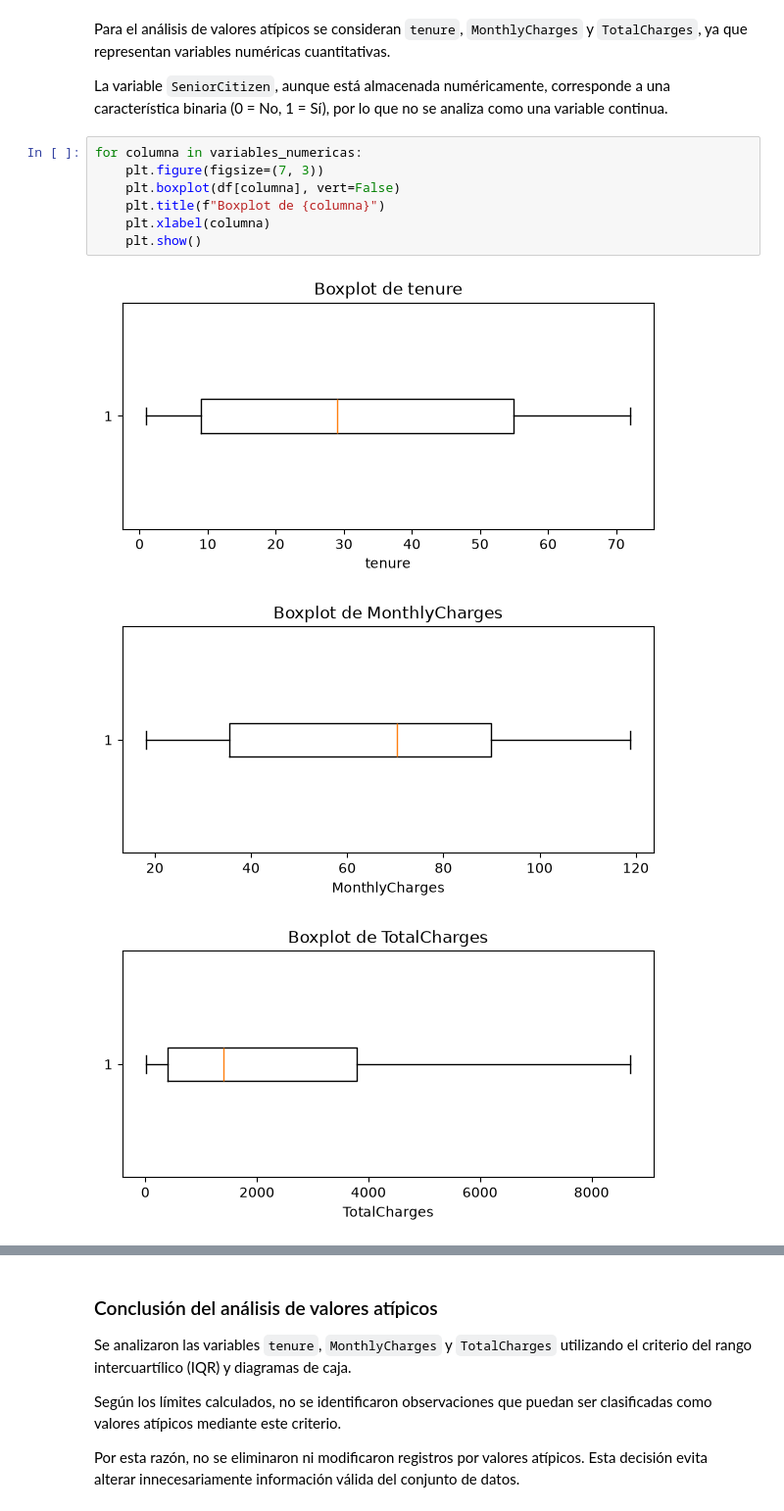
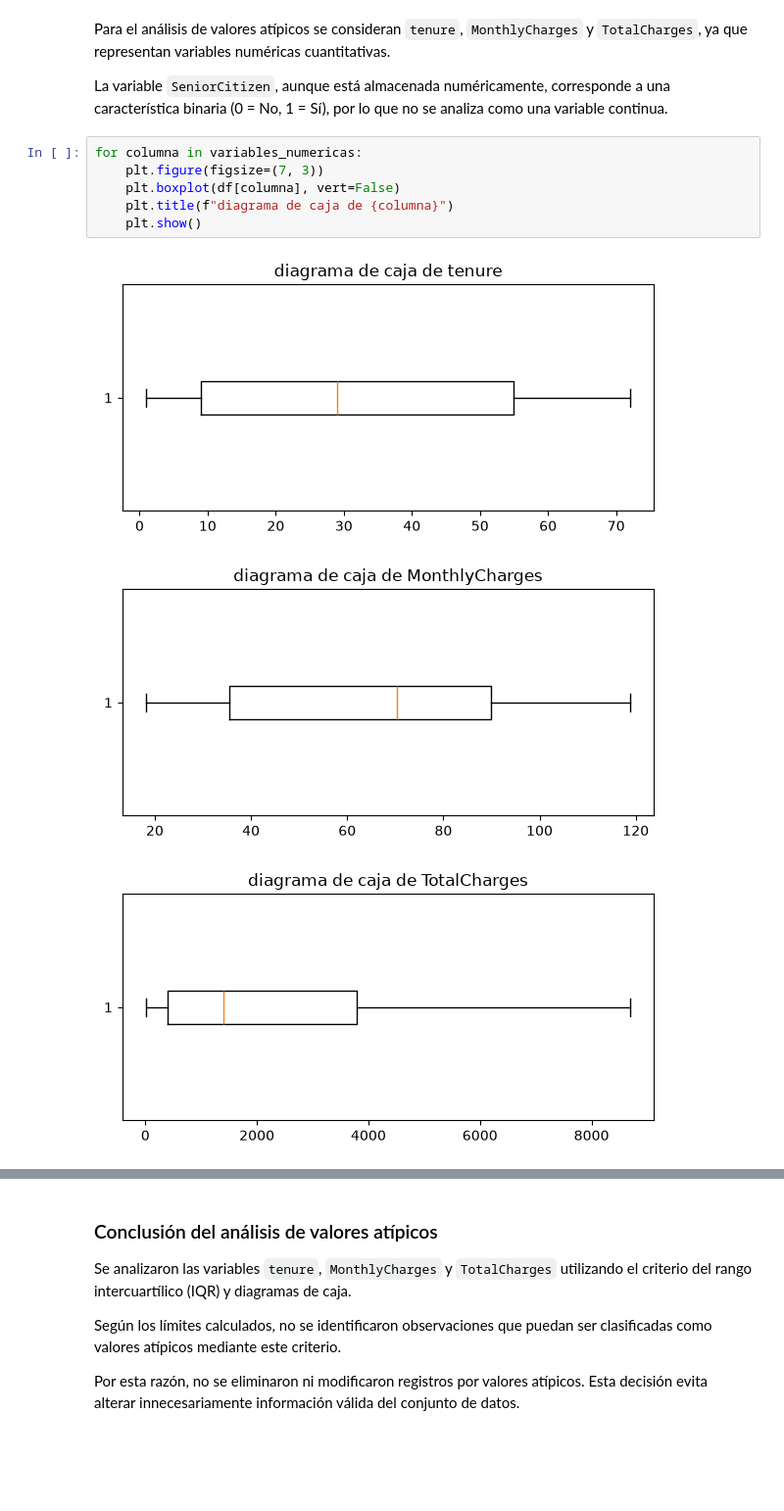
Before and after one commit to markitox777/Ev-Telco, a Jupyter notebook: modelo.ipynb, the cells around one changed output, grey strips where cells are left out. Shown at 98% size. Cells and saved outputs as stored; diff of their text form; blank space fills up the shorter version.

```diff
--- a/modelo.ipynb
+++ b/modelo.ipynb
@@ -190,14 +190,13 @@ La variable `SeniorCitizen`, aunque está almacenada numéricamente, corresponde
 # %%
 for columna in variables_numericas:
     plt.figure(figsize=(7, 3))
     plt.boxplot(df[columna], vert=False)
-    plt.title(f"Boxplot de {columna}")
-    plt.xlabel(columna)
+    plt.title(f"diagrama de caja de {columna}")
     plt.show()
 # %% [output]
-[figure, old version]
+[figure, new version]
-[figure, old version]
+[figure, new version]
-[figure, old version]
+[figure, new version]
 # %%
 for columna in variables_numericas:
     Q1 = df[columna].quantile(0.25)
```
Also changed, not shown: parts of 16 cells of this notebook, 1 other file.
